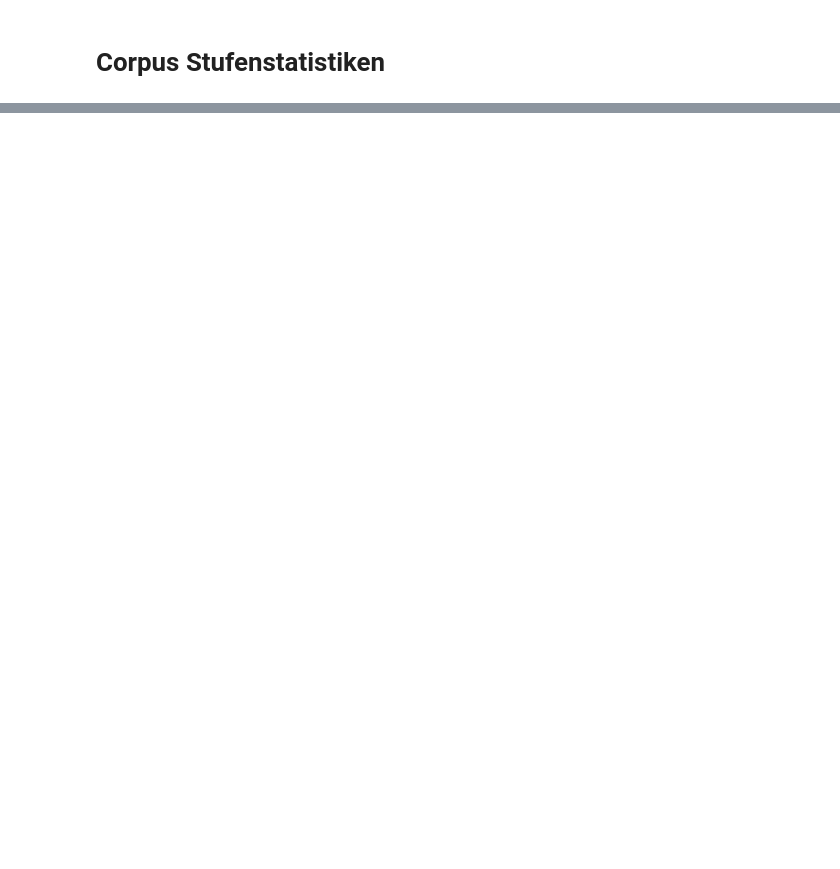
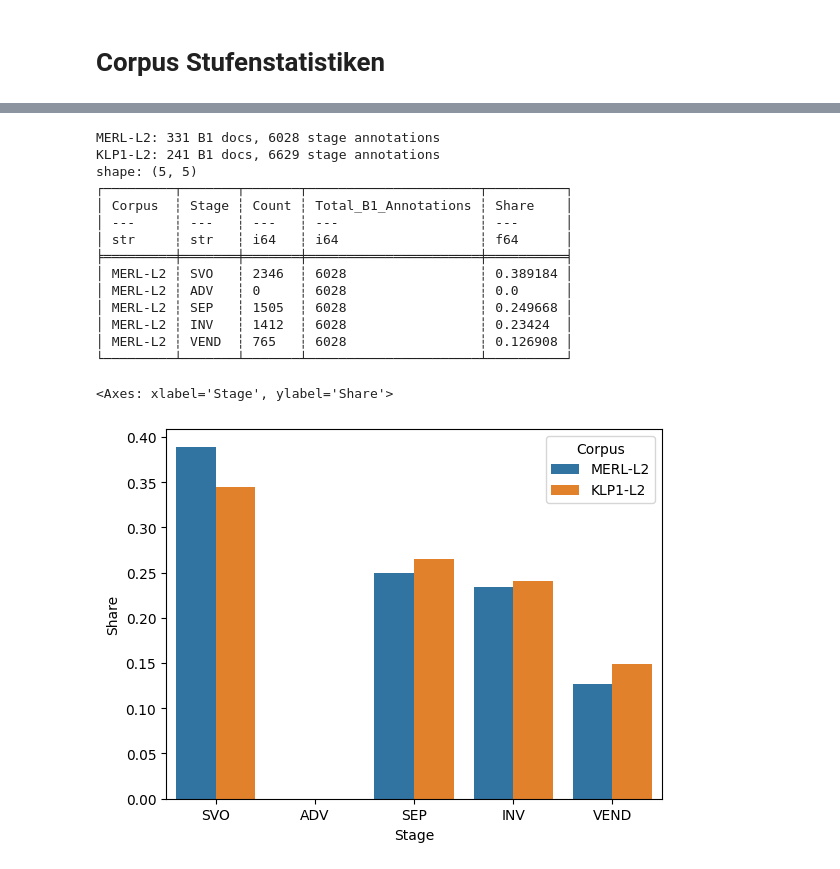
Before and after one commit to dakoda-project/analysis-recipes, a Jupyter notebook: 3-2_Dakoda_Stage_Stats.ipynb, the cells around one changed output, grey strips where cells are left out. Cells and saved outputs as stored; diff of their text form; code cells hidden in the pictures; blank space fills up the shorter version.

```diff
--- a/3-2_Dakoda_Stage_Stats.ipynb
+++ b/3-2_Dakoda_Stage_Stats.ipynb
@@ -37,0 +93,51 @@ sns.barplot(data=df,
+# %%
+# Metadata filter for B1 proficiency
+def is_b1(meta):
+    try:
+        return meta.text.proficiency.text_proficiency_cefrMax == "B1"
+    except AttributeError:
+        return False
+
+rows = []
+for corpus in [merlin, kolipsi]:
+    # Count stage annotations only in B1 documents
+    result = count_stage_annotations(corpus, metadata_filter=is_b1)
+
+    print(f"{corpus.name}: {result['doc_count']} B1 docs, {result['total']} stage annotations")
+
+    for stage in stage_order:
+        rows.append({
+            "Corpus": corpus.name,
+            "Stage": stage,
+            "Count": result['counts'][stage],
+            "Total_B1_Annotations": result['total'],
+            "Share": result['counts'][stage] / result['total'] if result['total'] > 0 else 0
+        })
+
+df = pl.DataFrame(rows)
+print(df.head(5))
+
+sns.barplot(
+    data=df,
+    x="Stage",
+    y="Share",
+    hue="Corpus",
+    order=stage_order
+)
+# %% [output]
+MERL-L2: 331 B1 docs, 6028 stage annotations
+KLP1-L2: 241 B1 docs, 6629 stage annotations
+shape: (5, 5)
+┌─────────┬───────┬───────┬──────────────────────┬──────────┐
+│ Corpus  ┆ Stage ┆ Count ┆ Total_B1_Annotations ┆ Share    │
+│ ---     ┆ ---   ┆ ---   ┆ ---                  ┆ ---      │
+│ str     ┆ str   ┆ i64   ┆ i64                  ┆ f64      │
+╞═════════╪═══════╪═══════╪══════════════════════╪══════════╡
+│ MERL-L2 ┆ SVO   ┆ 2346  ┆ 6028                 ┆ 0.389184 │
+│ MERL-L2 ┆ ADV   ┆ 0     ┆ 6028                 ┆ 0.0      │
+│ MERL-L2 ┆ SEP   ┆ 1505  ┆ 6028                 ┆ 0.249668 │
+│ MERL-L2 ┆ INV   ┆ 1412  ┆ 6028                 ┆ 0.23424  │
+│ MERL-L2 ┆ VEND  ┆ 765   ┆ 6028                 ┆ 0.126908 │
+└─────────┴───────┴───────┴──────────────────────┴──────────┘
+<Axes: xlabel='Stage', ylabel='Share'>
+[figure, added]
```
Also changed, not shown: parts of 2 cells of this notebook, 8 other files.
